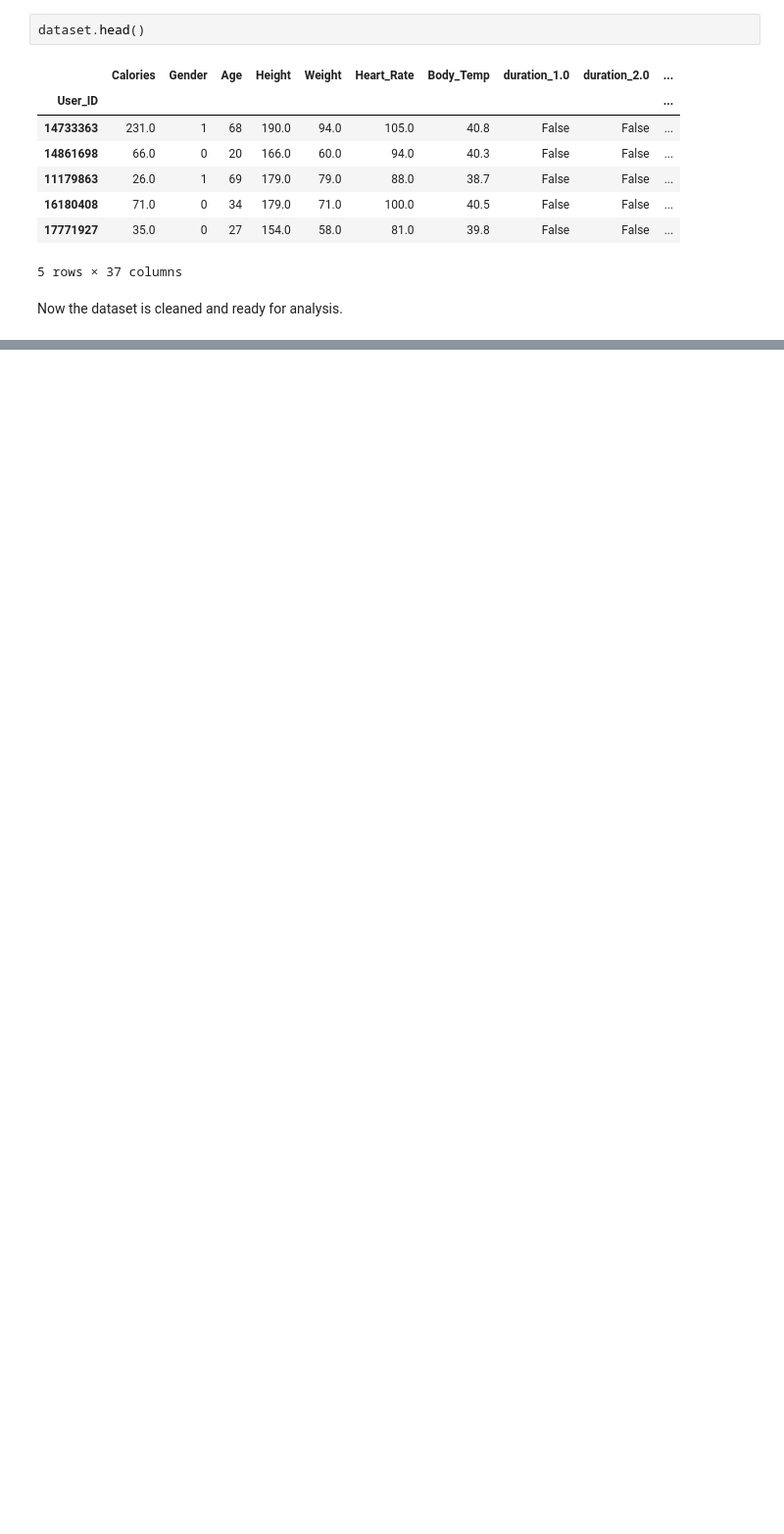
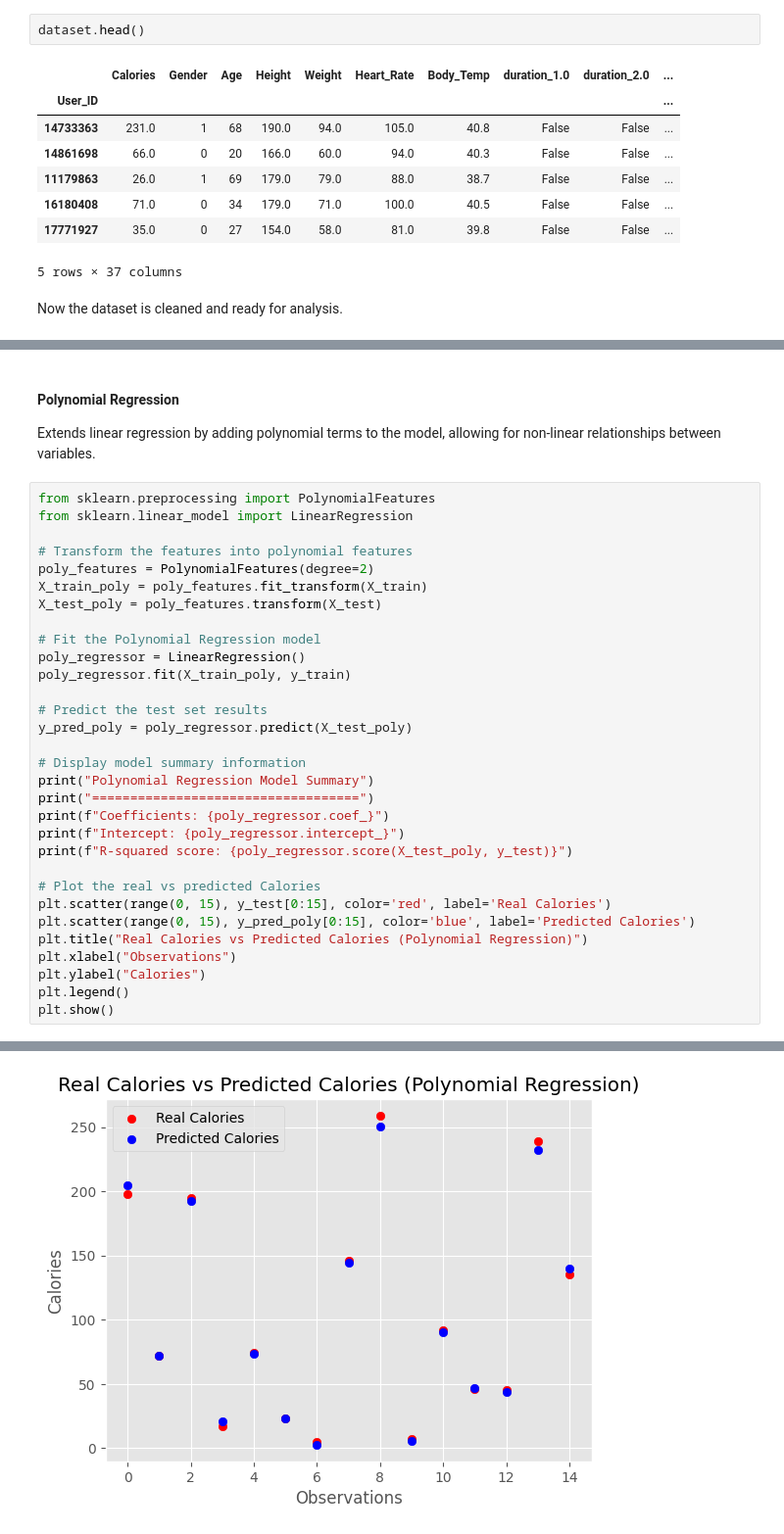
Before and after one commit to SadaruwanSRI/Analyzing-and-Predicting-Calories-Burned, a Jupyter notebook: Note_book.ipynb, the cells around one changed output, grey strips where cells are left out. Shown at 98% size. Saved outputs shown, nothing was run; the diff lists cells and outputs as text; blank space fills up the shorter version.

```diff
--- a/Note_book.ipynb
+++ b/Note_book.ipynb
@@ -793,0 +952,35 @@ Now the dataset is cleaned and ready for analysis.
+# %% [markdown]
+#### Polynomial Regression
+Extends linear regression by adding polynomial terms to the model, allowing for non-linear relationships between variables.
+# %%
+from sklearn.preprocessing import PolynomialFeatures
+from sklearn.linear_model import LinearRegression
+
+# Transform the features into polynomial features
+poly_features = PolynomialFeatures(degree=2)
+X_train_poly = poly_features.fit_transform(X_train)
+X_test_poly = poly_features.transform(X_test)
+
+# Fit the Polynomial Regression model
+poly_regressor = LinearRegression()
+poly_regressor.fit(X_train_poly, y_train)
+
+# Predict the test set results
+y_pred_poly = poly_regressor.predict(X_test_poly)
+
+# Display model summary information
+print("Polynomial Regression Model Summary")
+print("===================================")
+print(f"Coefficients: {poly_regressor.coef_}")
+print(f"Intercept: {poly_regressor.intercept_}")
+print(f"R-squared score: {poly_regressor.score(X_test_poly, y_test)}")
+
+# Plot the real vs predicted Calories
+plt.scatter(range(0, 15), y_test[0:15], color='red', label='Real Calories')
+plt.scatter(range(0, 15), y_pred_poly[0:15], color='blue', label='Predicted Calories')
+plt.title("Real Calories vs Predicted Calories (Polynomial Regression)")
+plt.xlabel("Observations")
+plt.ylabel("Calories")
+plt.legend()
+plt.show()
+# %% [output]
@@ -793,0 +1004 @@ Now the dataset is cleaned and ready for analysis.
+[figure, added]
```
Also changed, not shown: parts of 25 cells of this notebook.
